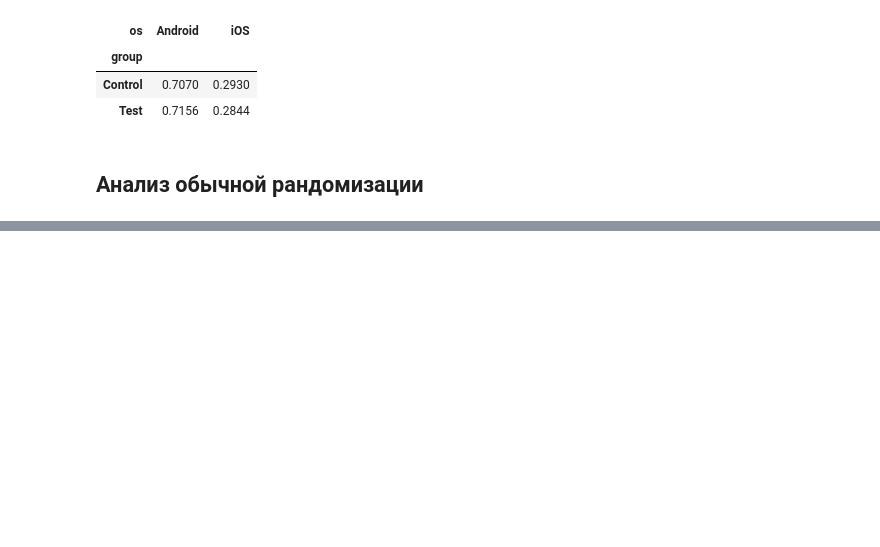
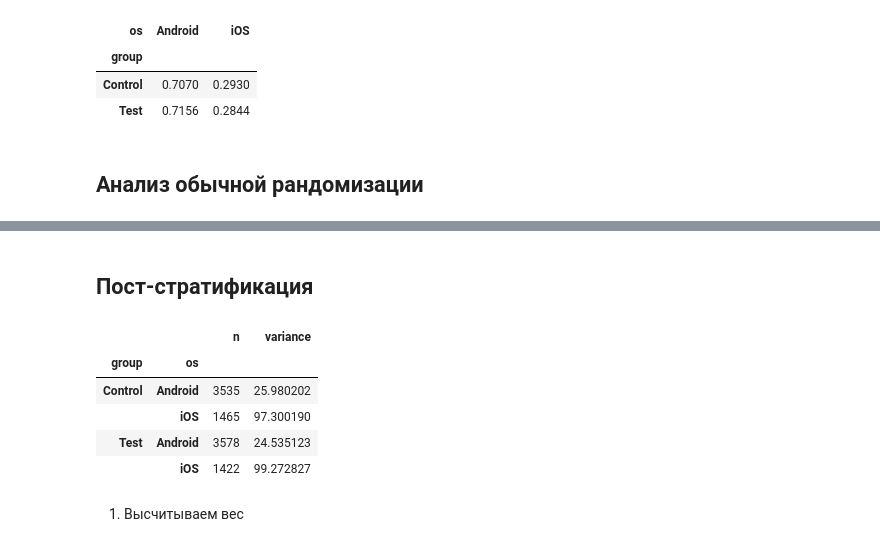
Before and after one commit to anbaluxe/my_colab_learning, a Jupyter notebook: Стратифицированная_рандомизация.ipynb, the cells around one changed output, grey strips where cells are left out. Saved outputs shown, nothing was run; the diff lists cells and outputs as text; code cells hidden in the pictures; blank space fills up the shorter version.

```diff
--- a/Стратифицированная_рандомизация.ipynb
+++ b/Стратифицированная_рандомизация.ipynb
@@ -212,2 +212,24 @@ comparison
 | CI left | 0.961386 | -0.138633 |
 | CI right | 3.922757 | 2.821156 |
+# %% [markdown]
+## Пост-стратификация
+# %%
+post_df = (
+    df_unstrat.groupby(['group', 'os'])['rpu']
+      .agg(['count', 'var'])
+      .rename(columns={
+          'count': 'n',
+          'var': 'variance'
+      })
+)
+
+post_df
+# %% [output]
+|  |  | n | variance |
+| group | os |  |  |
+| Control | Android | 3535 | 25.980202 |
+|  | iOS | 1465 | 97.300190 |
+| Test | Android | 3578 | 24.535123 |
+|  | iOS | 1422 | 99.272827 |
+# %% [markdown]
+1. Высчитываем вес
```
Also changed, not shown: parts of 22 cells of this notebook.
